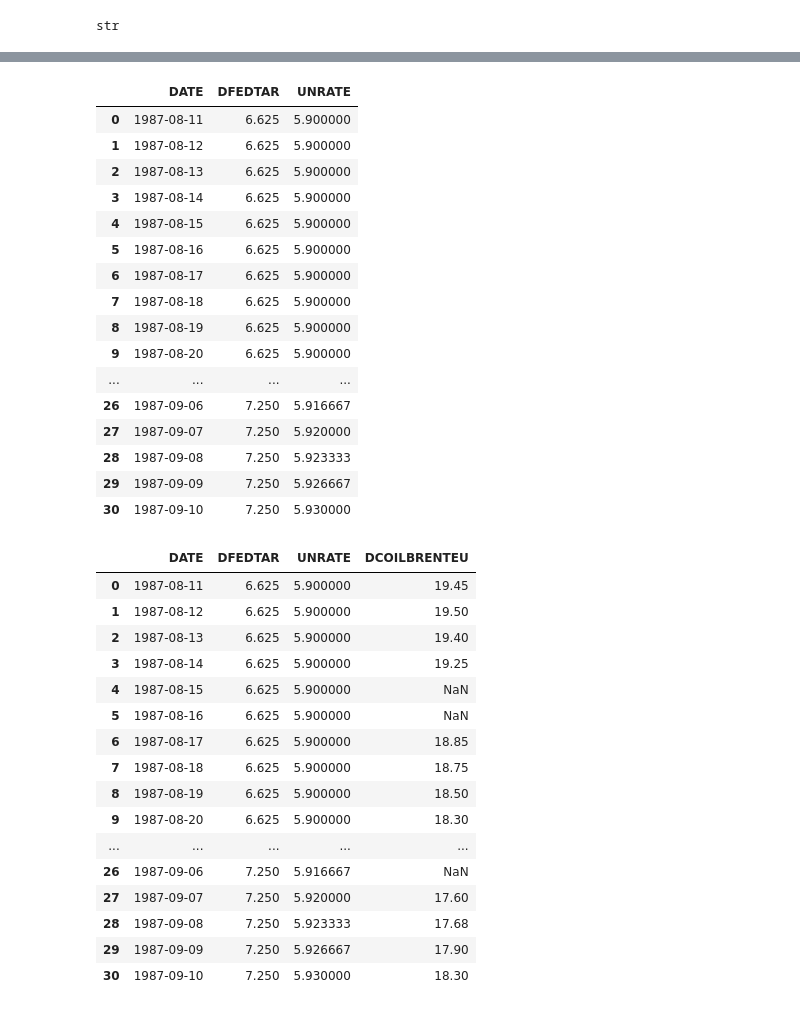
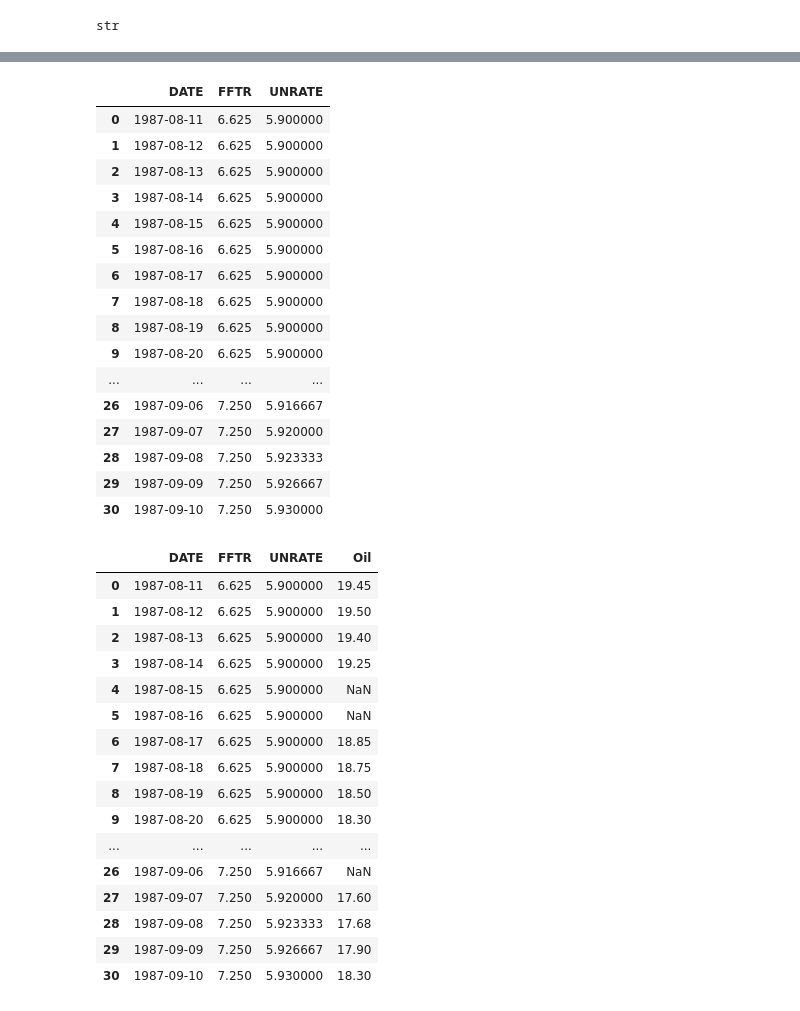
Before and after one commit to Nhunsick/FFTR_Prediction, a Jupyter notebook: Notebooks/EDA_cleaning.ipynb, the cells around one changed output, grey strips where cells are left out. Drawn from its saved outputs; the diff is of its cells as text; code cells hidden in the pictures.

```diff
--- a/Notebooks/EDA_cleaning.ipynb
+++ b/Notebooks/EDA_cleaning.ipynb
@@ -68,6 +69,7 @@ dtypes: object(2)
 memory usage: 149.0+ KB
 # %%
 #daily no weekends
+oil_df['DATE'] = pd.to_datetime(oil_df['DATE'])
 oil_df.head()
 # %% [output]
 |  | DATE | DCOILBRENTEU |
@@ -233,6 +248,7 @@ recession_df.head()
 | 4 | 1987-12-01 | 0.06 |
 # %%
 #monthly
+unemployment_df['DATE'] = pd.to_datetime(unemployment_df['DATE'])
 unemployment_df.head()
 # %% [output]
 |  | DATE | UNRATE |
@@ -263,6 +290,7 @@ ffr_df.head()
 | 4 | 1987-08-15 | 6.625 |
 # %%
 ffr_df.info()
+ffr_df = ffr_df.rename(columns={"DATE": "DATE", "DFEDTAR": "FFTR"})
 # %% [output]
 <class 'pandas.core.frame.DataFrame'>
 RangeIndex: 13344 entries, 0 to 13343
@@ -278,6 +306,8 @@ memory usage: 208.6+ KB
 type(ffr_df['DATE'][1])
 # %% [output]
 str
+# %%
+ffr_df['DATE'] = pd.to_datetime(ffr_df['DATE'])
 # %%
 type(unemployment_df['DATE'][1])
 # %% [output]
@@ -317,7 +347,7 @@ test_merge_df.head(31)
 test_merge_df['UNRATE'] = test_merge_df['UNRATE'].interpolate(method='linear', limit_direction= 'both', axis=0)
 test_merge_df.head(31)
 # %% [output]
-|  | DATE | DFEDTAR | UNRATE |
+|  | DATE | FFTR | UNRATE |
 | 0 | 1987-08-11 | 6.625 | 5.900000 |
 | 1 | 1987-08-12 | 6.625 | 5.900000 |
 | 2 | 1987-08-13 | 6.625 | 5.900000 |
@@ -335,10 +365,11 @@ test_merge_df.head(31)
 | 29 | 1987-09-09 | 7.250 | 5.926667 |
 | 30 | 1987-09-10 | 7.250 | 5.930000 |
 # %%
+oil_df = oil_df.rename(columns={"DATE": "DATE", "DCOILBRENTEU": "Oil"})
 merge_df = pd.merge_ordered(test_merge_df, oil_df, fill_method="none", left_by="DATE")
 merge_df.head(31)
 # %% [output]
-|  | DATE | DFEDTAR | UNRATE | DCOILBRENTEU |
+|  | DATE | FFTR | UNRATE | Oil |
 | 0 | 1987-08-11 | 6.625 | 5.900000 | 19.45 |
 | 1 | 1987-08-12 | 6.625 | 5.900000 | 19.50 |
 | 2 | 1987-08-13 | 6.625 | 5.900000 | 19.40 |
```
Also changed, not shown: parts of 36 cells of this notebook, 1 other file.
